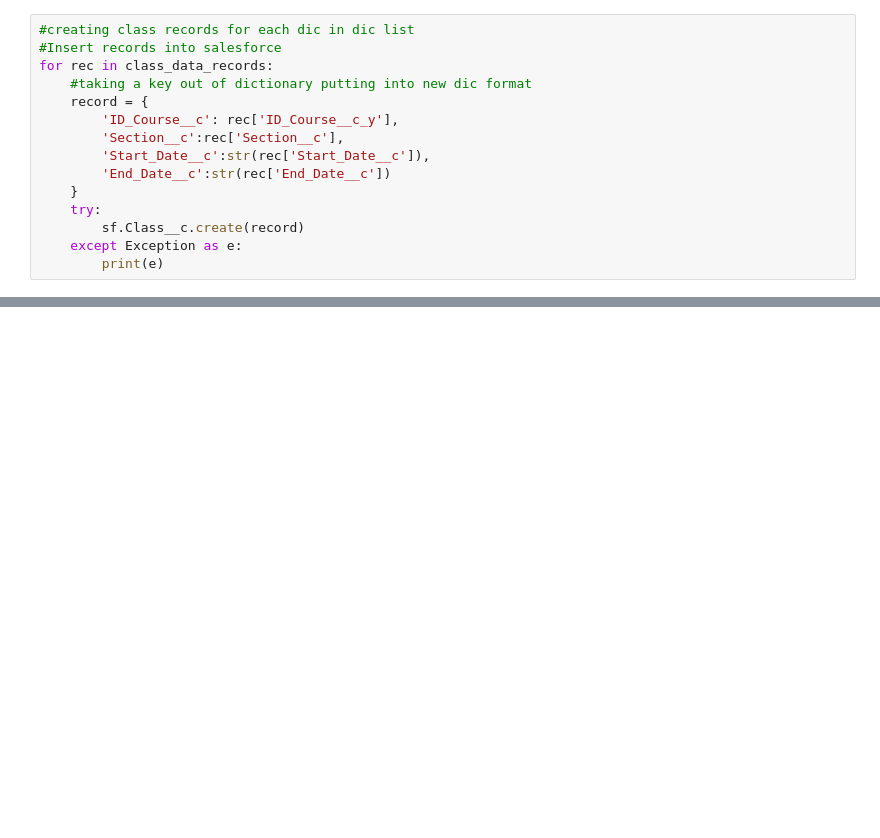
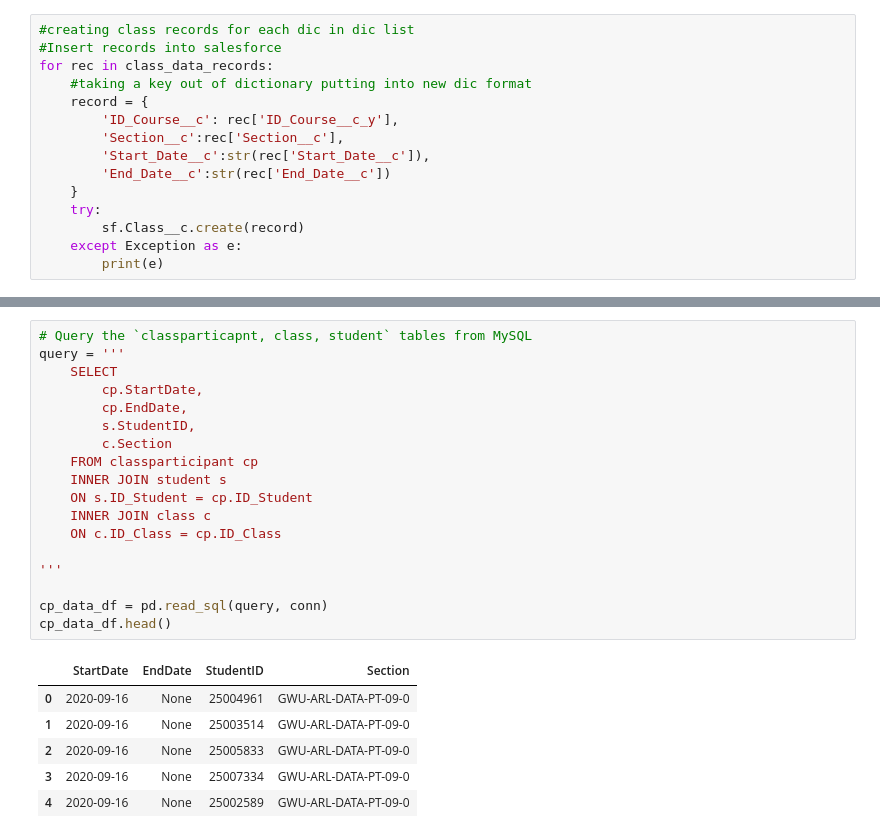
Before and after one commit to citizendez/ETL-Salesforce, a Jupyter notebook: ETL.ipynb, the cells around one changed output, grey strips where cells are left out. Drawn from its saved outputs; the diff is of its cells as text; blank space fills up the shorter version.

```diff
--- a/ETL.ipynb
+++ b/ETL.ipynb
@@ -445,0 +490,25 @@ for rec in class_data_records:
+# %%
+# Query the `classparticapnt, class, student` tables from MySQL
+query = '''
+    SELECT
+        cp.StartDate,
+        cp.EndDate,
+        s.StudentID,
+        c.Section
+    FROM classparticipant cp
+    INNER JOIN student s
+    ON s.ID_Student = cp.ID_Student
+    INNER JOIN class c
+    ON c.ID_Class = cp.ID_Class
+
+'''
+
+cp_data_df = pd.read_sql(query, conn)
+cp_data_df.head()
+# %% [output]
+|  | StartDate | EndDate | StudentID | Section |
+| 0 | 2020-09-16 | None | 25004961 | GWU-ARL-DATA-PT-09-0 |
+| 1 | 2020-09-16 | None | 25003514 | GWU-ARL-DATA-PT-09-0 |
+| 2 | 2020-09-16 | None | 25005833 | GWU-ARL-DATA-PT-09-0 |
+| 3 | 2020-09-16 | None | 25007334 | GWU-ARL-DATA-PT-09-0 |
+| 4 | 2020-09-16 | None | 25002589 | GWU-ARL-DATA-PT-09-0 |
```
Also changed, not shown: parts of 26 cells of this notebook.
